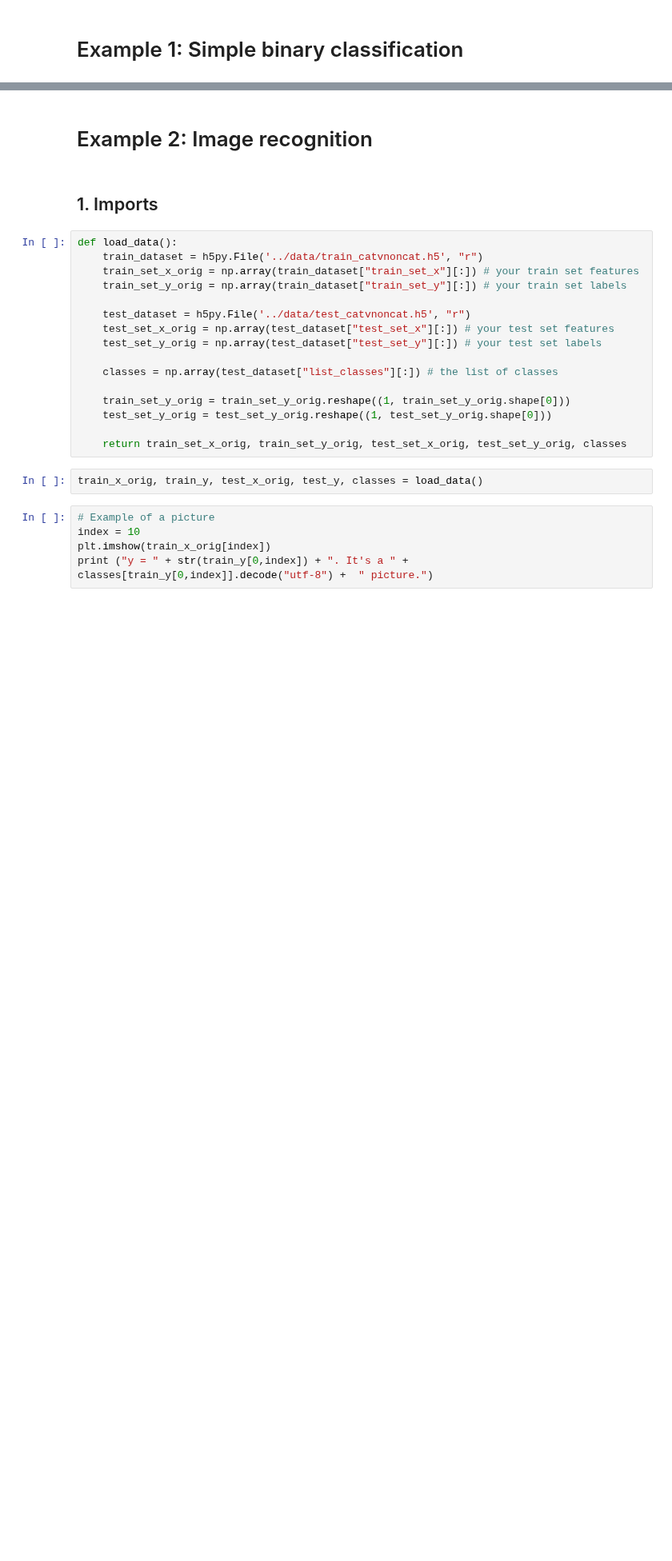
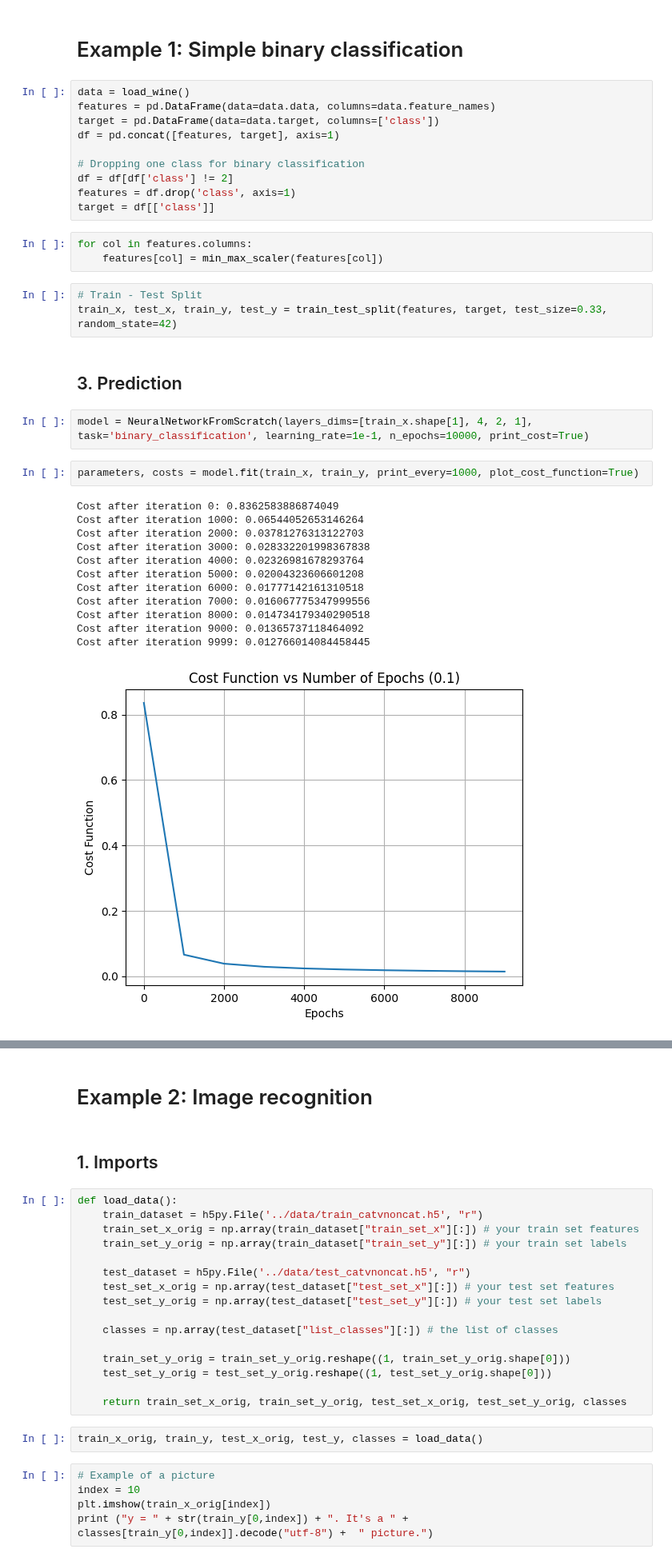
Before and after one commit to NickOLeeney/neural-network-from-scratch, a Jupyter notebook: examples/binary_classification.ipynb, the cells around one changed output, grey strips where cells are left out. Shown at 80% size. Saved outputs shown, nothing was run; the diff lists cells and outputs as text; blank space fills up the shorter version.

Commit message:
added simple binary classification example

```diff
--- a/examples/binary_classification.ipynb
+++ b/examples/binary_classification.ipynb
@@ -8,2 +15,37 @@ import matplotlib.pyplot as plt
 # %% [markdown]
 # Example 1: Simple binary classification
+# %%
+data = load_wine()
+features = pd.DataFrame(data=data.data, columns=data.feature_names)
+target = pd.DataFrame(data=data.target, columns=['class'])
+df = pd.concat([features, target], axis=1)
+
+# Dropping one class for binary classification
+df = df[df['class'] != 2]
+features = df.drop('class', axis=1)
+target = df[['class']]
+# %%
+for col in features.columns:
+    features[col] = min_max_scaler(features[col])
+# %%
+# Train - Test Split
+train_x, test_x, train_y, test_y = train_test_split(features, target, test_size=0.33, random_state=42)
+# %% [markdown]
+## 3. Prediction
+# %%
+model = NeuralNetworkFromScratch(layers_dims=[train_x.shape[1], 4, 2, 1], task='binary_classification', learning_rate=1e-1, n_epochs=10000, print_cost=True)
+# %%
+parameters, costs = model.fit(train_x, train_y, print_every=1000, plot_cost_function=True)
+# %% [output]
+Cost after iteration 0: 0.8362583886874049
+Cost after iteration 1000: 0.06544052653146264
+Cost after iteration 2000: 0.03781276313122703
+Cost after iteration 3000: 0.028332201998367838
+Cost after iteration 4000: 0.02326981678293764
+Cost after iteration 5000: 0.02004323606601208
+Cost after iteration 6000: 0.01777142161310518
+Cost after iteration 7000: 0.016067775347999556
+Cost after iteration 8000: 0.014734179340290518
+Cost after iteration 9000: 0.01365737118464092
+Cost after iteration 9999: 0.012766014084458445
+[figure, added]
```
Also changed, not shown: parts of 4 cells of this notebook.
